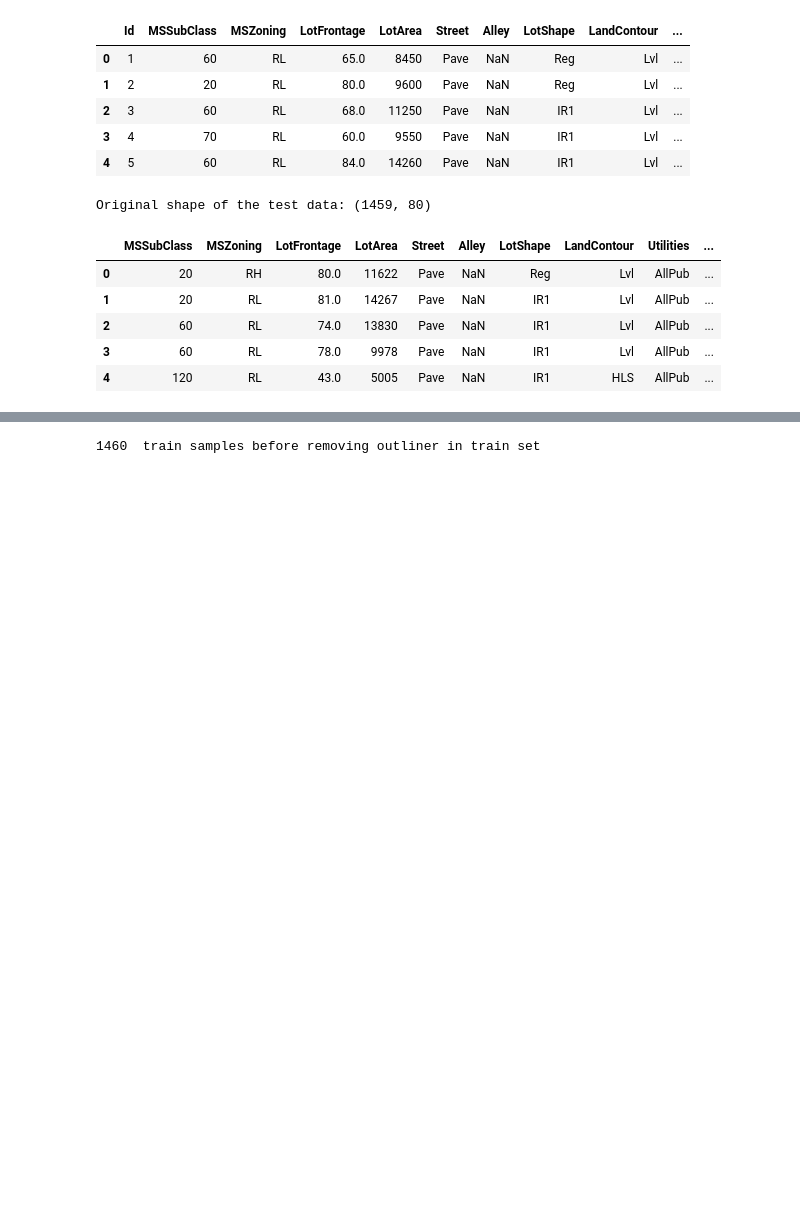
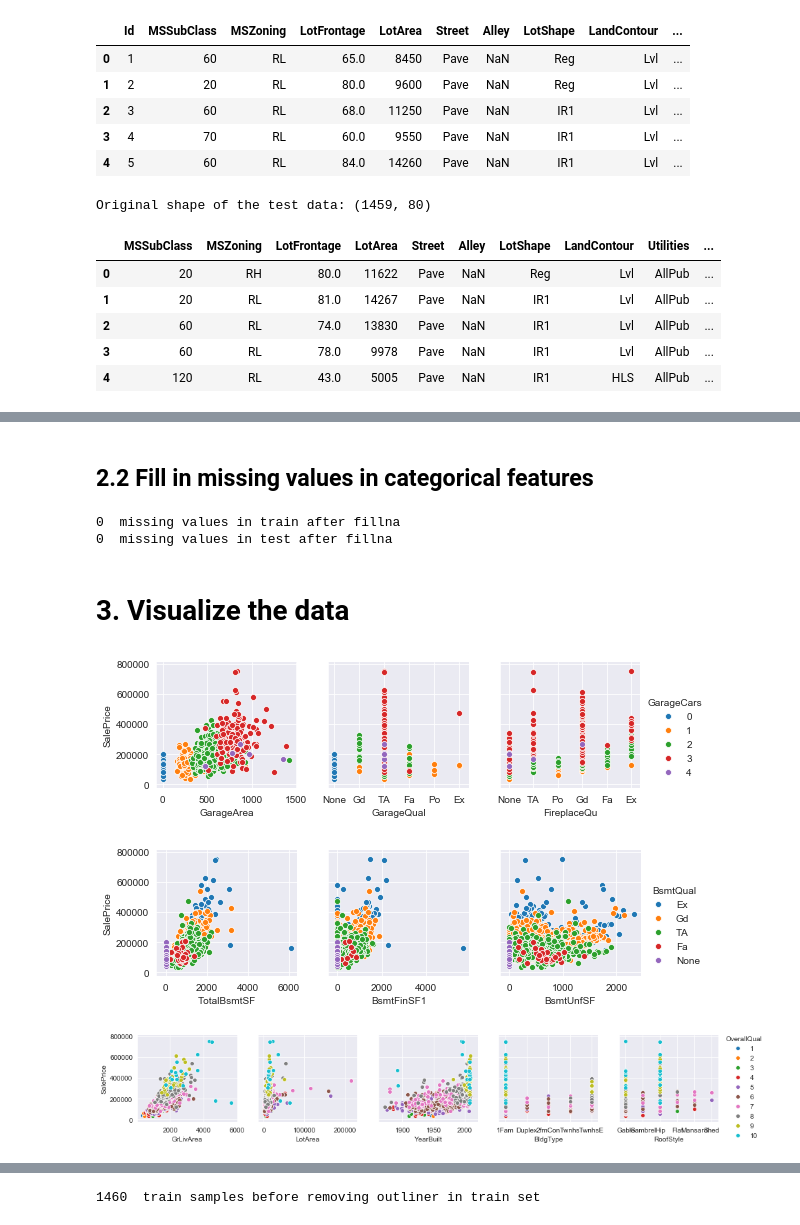
Before and after one commit to loantkvo/houseprices, a Jupyter notebook: houseprices.ipynb, the cells around one changed output, grey strips where cells are left out. Saved outputs shown, nothing was run; the diff lists cells and outputs as text; code cells hidden in the pictures; blank space fills up the shorter version.

```diff
--- a/houseprices.ipynb
+++ b/houseprices.ipynb
@@ -160,4 +63,0 @@ print(test.isnull().values.sum(), ' missing values in test before fillna')
-# %%
-test = pd.concat([test.select_dtypes(include=np.object).fillna('NONE'),
-                  test.select_dtypes(exclude=np.object).fillna(0)],
-                 axis=1)
@@ -191,0 +216,54 @@ def remove_outliers(df_numeric, methods=None, parameters={}):
+# %% [markdown]
+## 2.2 Fill in missing values in categorical features
+# %%
+fillna_with_mode = ['MSZoning', 'Utilities', 'Exterior1st', 'Exterior2nd', 'Electrical',
+                    'KitchenQual', 'Functional', 'SaleType']
+fillna_with_none = ['Alley', 'BsmtQual', 'BsmtCond', 'BsmtExposure', 'BsmtFinType1',
+                    'BsmtFinType2', 'FireplaceQu', 'GarageType', 'GarageFinish', 'GarageQual',
+                    'GarageCond', 'PoolQC', 'Fence', 'MiscFeature', 'MasVnrType']
+for feature in na_cat_list:
+    combi = pd.concat([train[feature], test[feature]], axis=0, ignore_index=True)
+    #print(feature, combi.unique(), fillna_value) #manually exam each feature to see if nan should be filled in with mode() or 'None'
+    #breakpoint()
+    if feature in fillna_with_mode:
+        fillna_value = combi.mode().iloc[0]
+    elif feature in fillna_with_none:
+        fillna_value = 'None'
+    else:
+        raise ValueError('Nan or "None"?. Feature {} has {} unique values and mode {}'.format(
+            feature, combi.unique(), combi.mode().iloc[0]))
+    train[feature] = train[feature].fillna(fillna_value)
+    test[feature] = test[feature].fillna(fillna_value)
+# %%
+for feature in na_cat_numlabel_list:
+    if feature=='GarageYrBlt':
+        fillna_value = 0 #I fill in the n/a values with 0 (instead of min_year or current_year)
+                        #although year=0 is not really making sense,
+                        #Because value=0 would be able to emphasize that there is NO garage
+        train[feature] = train[feature].fillna(fillna_value)
+        test[feature] = test[feature].fillna(fillna_value)
+# %%
+print(train.isnull().values.sum(), ' missing values in train after fillna')
+#train.describe()
+
+print(test.isnull().values.sum(), ' missing values in test after fillna')
+#test.describe()
+# %% [output]
+0  missing values in train after fillna
+0  missing values in test after fillna
+# %% [markdown]
+# 3. Visualize the data
+# %%
+sns.pairplot(train, x_vars=["GarageArea", "GarageQual", "FireplaceQu", ], y_vars=["SalePrice"],
+             hue="GarageCars", kind="scatter")
+plt.savefig('result/Garage_SalePrice.png')
+sns.pairplot(train, x_vars=["TotalBsmtSF", "BsmtFinSF1", "BsmtUnfSF"], y_vars=["SalePrice"],
+             hue="BsmtQual", kind="scatter", hue_order=["Ex", "Gd", "TA", "Fa", "None"])
+plt.savefig('result/Basement_SalePrice.png')
+sns.pairplot(train, x_vars=["GrLivArea", "LotArea", "YearBuilt", "BldgType", "RoofStyle"],
+             y_vars=["SalePrice"], hue="OverallQual", )
+plt.savefig('result/BuildingAndLot_SalePrice.png', bbox_inches='tight')
+# %% [output]
+[figure, added]
+[figure, added]
+[figure, added]
```
Also changed, not shown: parts of 62 cells of this notebook, 19 other files.
